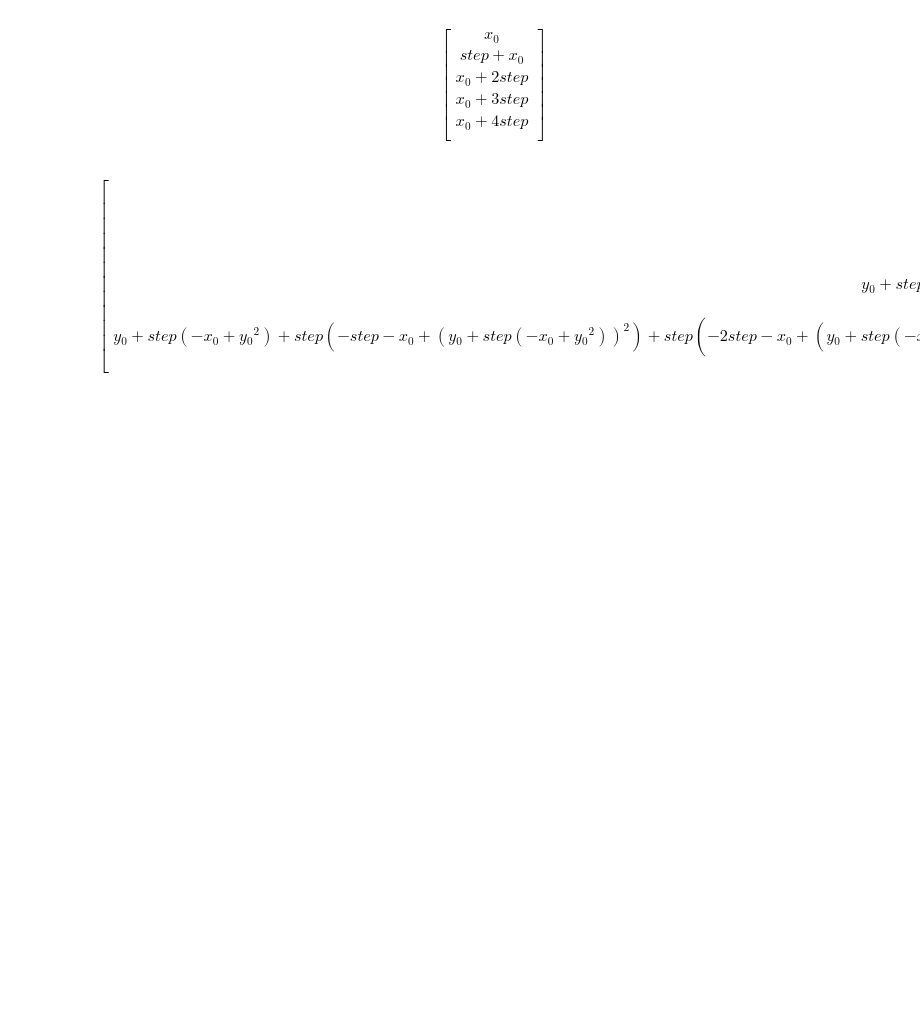
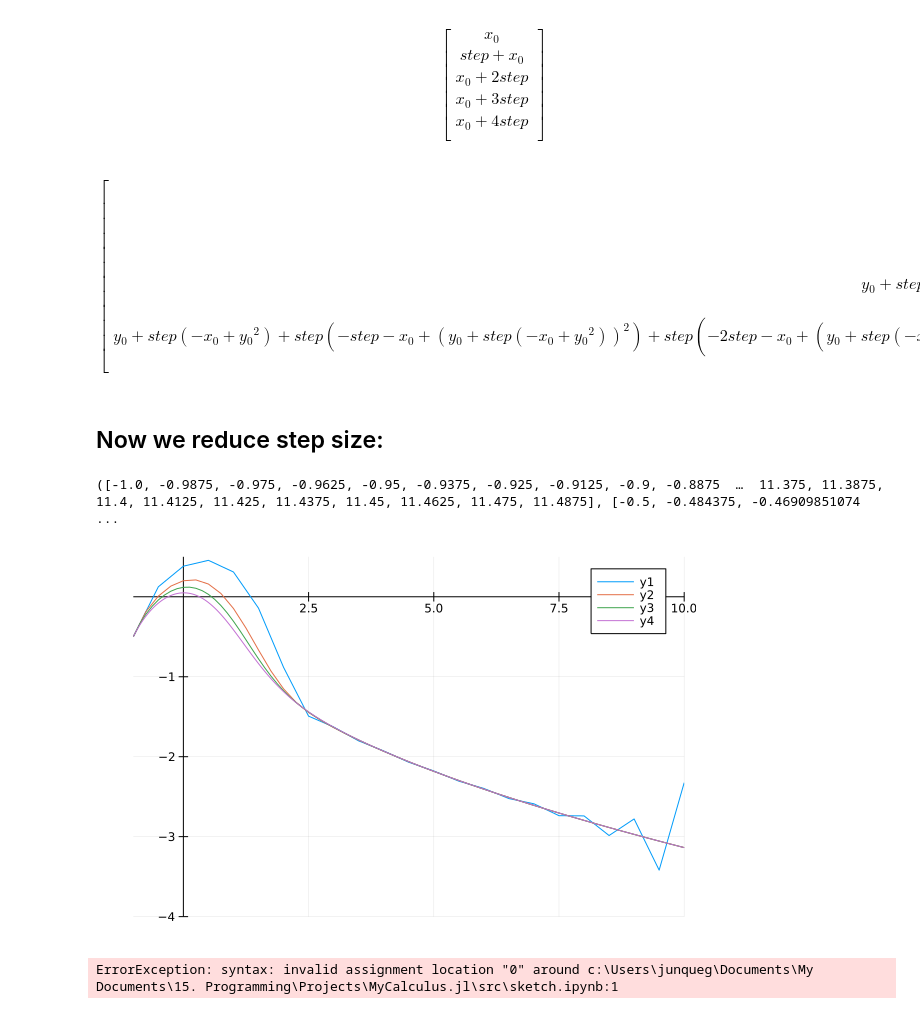
Before and after one commit to gjunqueira-sys/MyCalculus.jl, a Jupyter notebook: src/sketch.ipynb, the cells around one changed output. Saved outputs shown, nothing was run; the diff lists cells and outputs as text; code cells hidden in the pictures; blank space fills up the shorter version.

```diff
--- a/src/sketch.ipynb
+++ b/src/sketch.ipynb
@@ -56,3 +54,23 @@ y{_0} + step \left(  - x{_0} + y{_0}^{2} \right) + step \left(  - step - x{_0} +
 \end{array}
 \right]
 \end{equation}
+# %% [markdown]
+## Now we reduce step size:
+# %%
+x1, y1 = EulerMethod(fun, -1.0, -0.5, 0.5, 25)
+x2, y2 = EulerMethod(fun, -1.0, -0.5, 0.25, 100)
+x3, y3 = EulerMethod(fun, -1.0, -0.5, 0.125, 1000)
+x4, y4 = EulerMethod(fun, -1.0, -0.5, 0.0125, 1000)
+# %% [output]
+([-1.0, -0.9875, -0.975, -0.9625, -0.95, -0.9375, -0.925, -0.9125, -0.9, -0.8875  …  11.375, 11.3875, 11.4, 11.4125, 11.425, 11.4375, 11.45, 11.4625, 11.475, 11.4875], [-0.5, -0.484375, -0.46909851074 ...
+# %%
+plot(x1,y1, ylim=(-4.0,0.5), xlim=(-1.0,10.0), framestyle = :origin) # you can see some instability around x=8.0
+plot!(x2,y2, ylim=(-4.0,0.5), xlim=(-1.0,10.0), framestyle = :origin)
+plot!(x3,y3, ylim=(-4.0,0.5), xlim=(-1.0,10.0), framestyle = :origin)
+plot!(x4,y4, ylim=(-4.0,0.5), xlim=(-1.0,10.0), framestyle = :origin)
+# %% [output]
+[figure, added]
+# %%
+x = 0, y=0
+# %% [output]
+ErrorException: syntax: invalid assignment location "0" around c:\Users\junqueg\Documents\My Documents\15. Programming\Projects\MyCalculus.jl\src\sketch.ipynb:1
```
Also changed, not shown: parts of 2 cells of this notebook.
